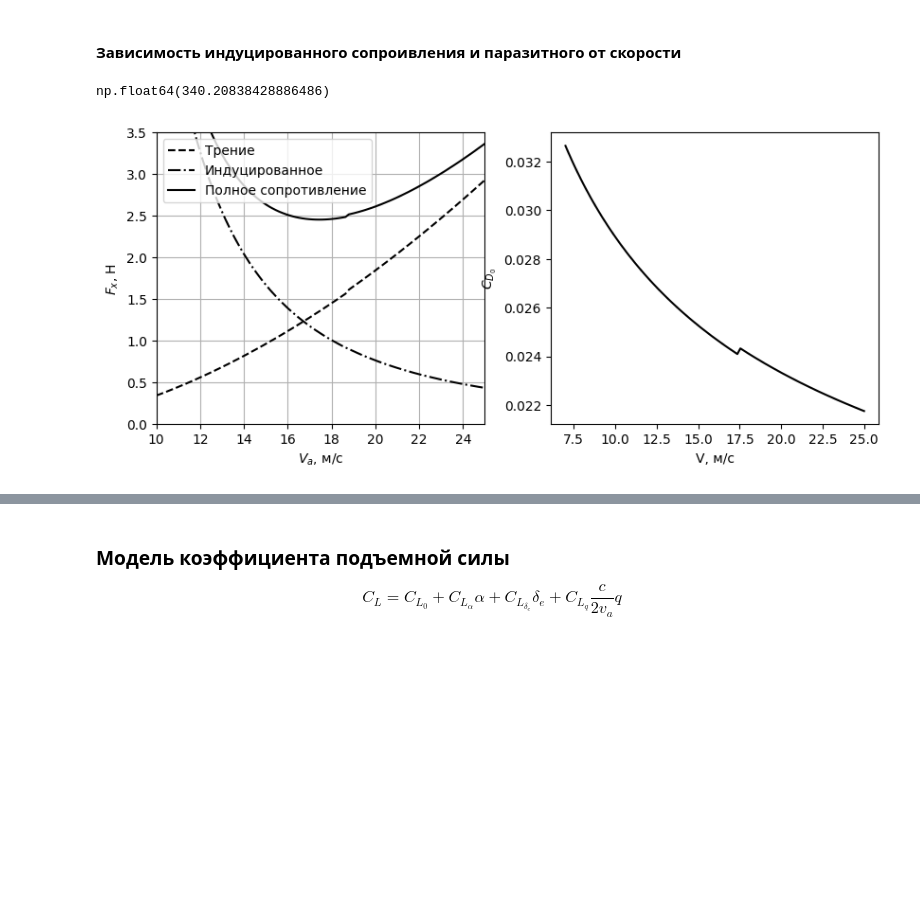
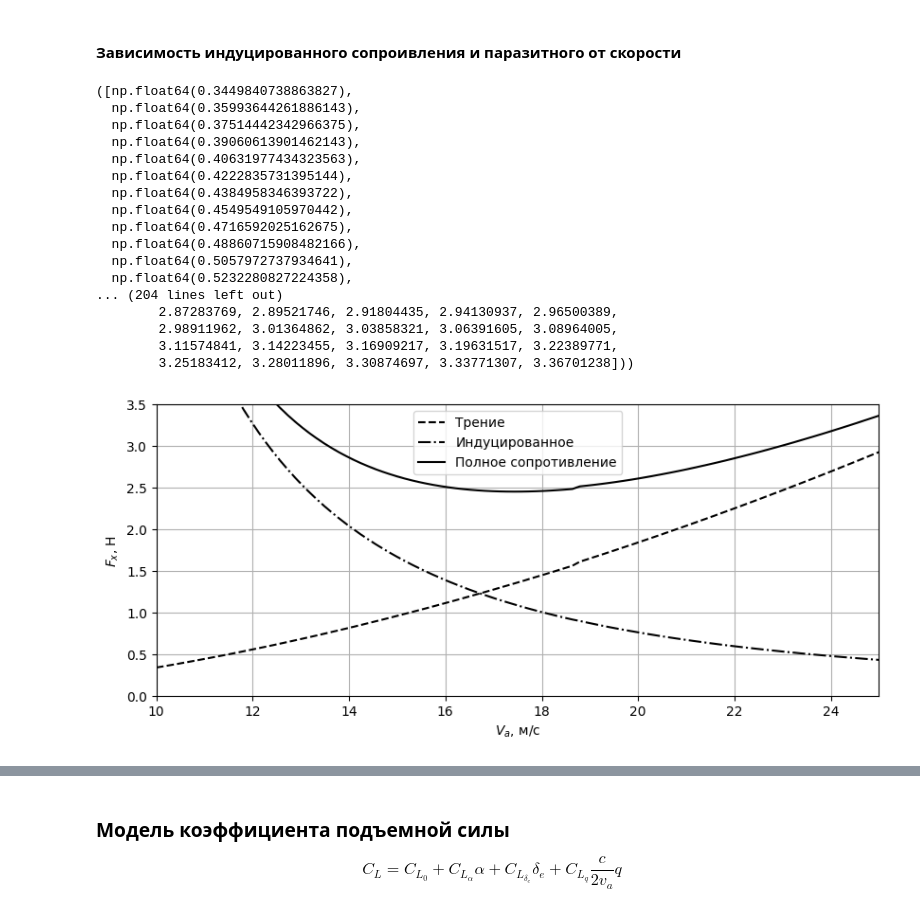
Before and after one commit to Suturin-Daniil/KB-102_SKAT_2025, a Jupyter notebook: Аэродинамика/Code/АэродинамическиеРасчеты.ipynb, the cells around one changed output, grey strips where cells are left out. Saved outputs shown, nothing was run; the diff lists cells and outputs as text; code cells hidden in the pictures; blank space fills up the shorter version.

```diff
--- a/Аэродинамика/Code/АэродинамическиеРасчеты.ipynb
+++ b/Аэродинамика/Code/АэродинамическиеРасчеты.ipynb
@@ -1026,31 +1044,44 @@ p.GetCDmin(), p.GetOsvald(type = 'Wing',method='B')
 # %%
 inD = []
 Cd0 = []
 Cpara = []
 for v in np.linspace(7, 25, 100):
     p = UAV(mass = 3.5, V = v, CGposition = hcg, WingData=WingData, FusWidth=0.2, FusLength= 0.7, Tail = TailData, SweepQuart=True)
     Cd0.append(p.GetCDmin() * p.GetDynamicPressure() * p.S)
     Cpara.append(p.GetCDmin())
     inducedDrag = p.W**2 / (p.GetDynamicPressure() * np.pi * p.b**2 * p.GetOsvald(type='Wing', method='B'))
     inD.append(inducedDrag)
 
-fig, ax = plt.subplots(1,2, figsize = ((295-45)/25.4, 4))
-ax = ax.ravel()
-ax[0].plot(np.linspace(10, 25, 100), Cd0, '--', label = 'Трение', color='black')
-ax[0].plot(np.linspace(10, 25, 100), inD, '-.',label = 'Индуцированное', color='black')
-ax[0].plot(np.linspace(10, 25, 100), np.array(inD) + np.array(Cd0), label = 'Полное сопротивление', color='black')
-ax[0].set_ylim(0, 3.5)
-ax[0].set_xlim(10, 25)
-ax[0].grid()
-ax[0].set_xlabel(r'$V_{a}$, м/с')
-ax[0].set_ylabel(r'$F_{x}$, H')
-# ax[0].set_title('Зависимость силы лобового сопротивления от воздушной скорости')
-ax[0].legend()
-ax[1].plot(np.linspace(7, 25, 100), Cpara, color='black')
-ax[1].set_xlabel('V, м/с')
-ax[1].set_ylabel(r'$С_{D_{0}}$')
+fig, ax = plt.subplots(1,1, figsize = ((295-45)/25.4, 4))
+
+ax.plot(np.linspace(10, 25, 100), Cd0, '--', label = 'Трение', color='black')
+ax.plot(np.linspace(10, 25, 100), inD, '-.',label = 'Индуцированное', color='black')
+ax.plot(np.linspace(10, 25, 100), np.array(inD) + np.array(Cd0), label = 'Полное сопротивление', color='black')
+ax.set_ylim(0, 3.5)
+ax.set_xlim(10, 25)
+ax.grid()
+ax.set_xlabel(r'$V_{a}$, м/с')
+ax.set_ylabel(r'$F_{x}$, H')
+# ax.set_title('Зависимость силы лобового сопротивления от воздушной скорости')
+ax.legend()
 # plt.savefig('Drag(V).png', dpi=300, bbox_inches = 'tight', pad_inches = 0.01)
 p.GetSpeedSound()
 # %% [output]
-np.float64(340.20838428886486)
+([np.float64(0.3449840738863827),
+  np.float64(0.35993644261886143),
+  np.float64(0.37514442342966375),
+  np.float64(0.39060613901462143),
+  np.float64(0.40631977434323563),
+  np.float64(0.4222835731395144),
+  np.float64(0.4384958346393722),
+  np.float64(0.4549549105970442),
+  np.float64(0.4716592025162675),
+  np.float64(0.48860715908482166),
+  np.float64(0.5057972737934641),
+  np.float64(0.5232280827224358),
+... (204 lines left out)
+        2.87283769, 2.89521746, 2.91804435, 2.94130937, 2.96500389,
+        2.98911962, 3.01364862, 3.03858321, 3.06391605, 3.08964005,
+        3.11574841, 3.14223455, 3.16909217, 3.19631517, 3.22389771,
+        3.25183412, 3.28011896, 3.30874697, 3.33771307, 3.36701238]))
-[figure, old version]
+[figure, new version]
```
Also changed, not shown: parts of 3 cells of this notebook, 5 other files.
